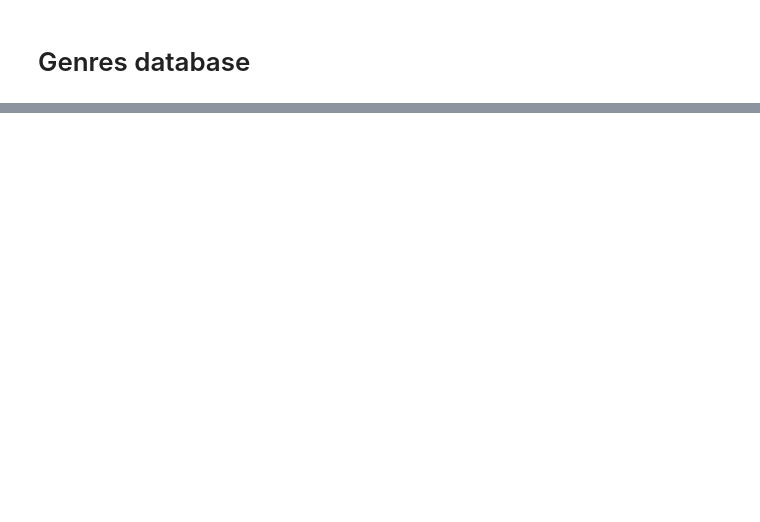
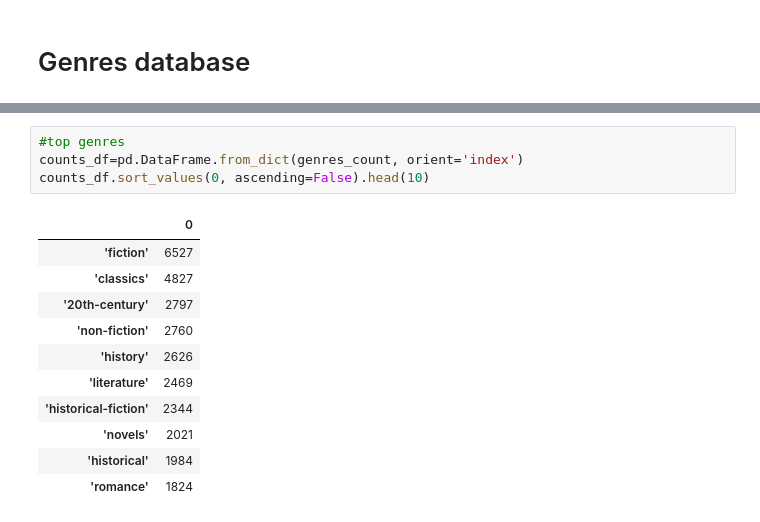
Before and after one commit to cleachataig/COMP550_FinalProject, a Jupyter notebook: data_analysis.ipynb, the cells around one changed output, grey strips where cells are left out. Drawn from its saved outputs; the diff is of its cells as text; blank space fills up the shorter version.

```diff
--- a/data_analysis.ipynb
+++ b/data_analysis.ipynb
@@ -31,0 +45,16 @@ plt.ylabel('Books count')
+# %%
+#top genres
+counts_df=pd.DataFrame.from_dict(genres_count, orient='index')
+counts_df.sort_values(0, ascending=False).head(10)
+# %% [output]
+|  | 0 |
+| 'fiction' | 6527 |
+| 'classics' | 4827 |
+| '20th-century' | 2797 |
+| 'non-fiction' | 2760 |
+| 'history' | 2626 |
+| 'literature' | 2469 |
+| 'historical-fiction' | 2344 |
+| 'novels' | 2021 |
+| 'historical' | 1984 |
+| 'romance' | 1824 |
```
Also changed, not shown: parts of 15 cells of this notebook, 3 other files.
